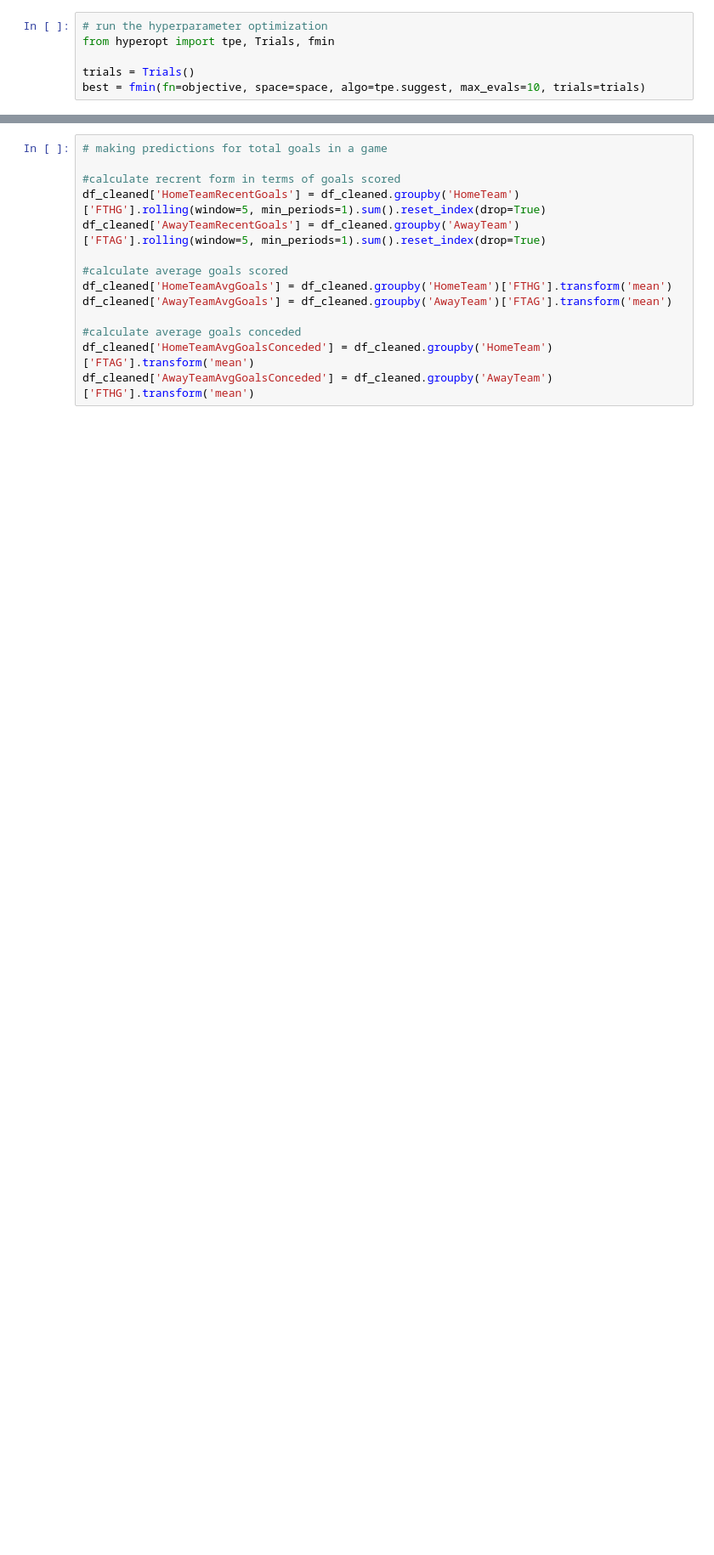
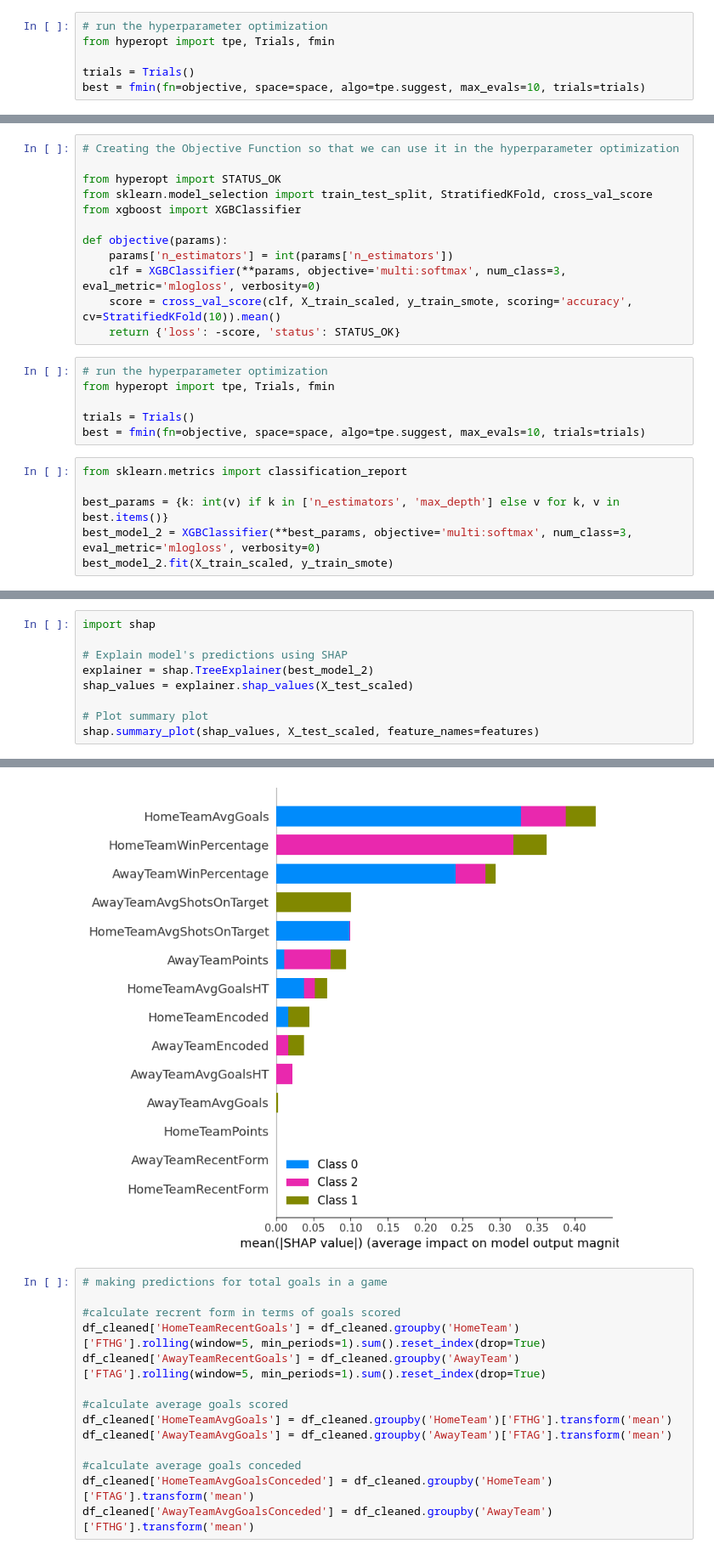
Before and after one commit to dagbolade/PL_prediction, a Jupyter notebook: epl/epl.ipynb, the cells around one changed output, grey strips where cells are left out. Shown at 85% size. Drawn from its saved outputs; the diff is of its cells as text; blank space fills up the shorter version.

```diff
--- a/epl/epl.ipynb
+++ b/epl/epl.ipynb
@@ -433,0 +627,24 @@ print(classification_report(y_test, y_pred, zero_division=0))
+# %%
+# Creating the Objective Function so that we can use it in the hyperparameter optimization
+
+from hyperopt import STATUS_OK
+from sklearn.model_selection import train_test_split, StratifiedKFold, cross_val_score
+from xgboost import XGBClassifier
+
+def objective(params):
+    params['n_estimators'] = int(params['n_estimators'])
+    clf = XGBClassifier(**params, objective='multi:softmax', num_class=3, eval_metric='mlogloss', verbosity=0)
+    score = cross_val_score(clf, X_train_scaled, y_train_smote, scoring='accuracy', cv=StratifiedKFold(10)).mean()
+    return {'loss': -score, 'status': STATUS_OK}
+# %%
+# run the hyperparameter optimization
+from hyperopt import tpe, Trials, fmin
+
+trials = Trials()
+best = fmin(fn=objective, space=space, algo=tpe.suggest, max_evals=10, trials=trials)
+# %%
+from sklearn.metrics import classification_report
+
+best_params = {k: int(v) if k in ['n_estimators', 'max_depth'] else v for k, v in best.items()}
+best_model_2 = XGBClassifier(**best_params, objective='multi:softmax', num_class=3, eval_metric='mlogloss', verbosity=0)
+best_model_2.fit(X_train_scaled, y_train_smote)
@@ -433,0 +739,10 @@ print(classification_report(y_test, y_pred, zero_division=0))
+# %%
+import shap
+
+# Explain model's predictions using SHAP
+explainer = shap.TreeExplainer(best_model_2)
+shap_values = explainer.shap_values(X_test_scaled)
+
+# Plot summary plot
+shap.summary_plot(shap_values, X_test_scaled, feature_names=features)
+# %% [output]
@@ -434,3 +750,4 @@ print(classification_report(y_test, y_pred, zero_division=0))
+[figure, added]
 # %%
 # making predictions for total goals in a game
 
```
Also changed, not shown: parts of 25 cells of this notebook, 8 other files.
